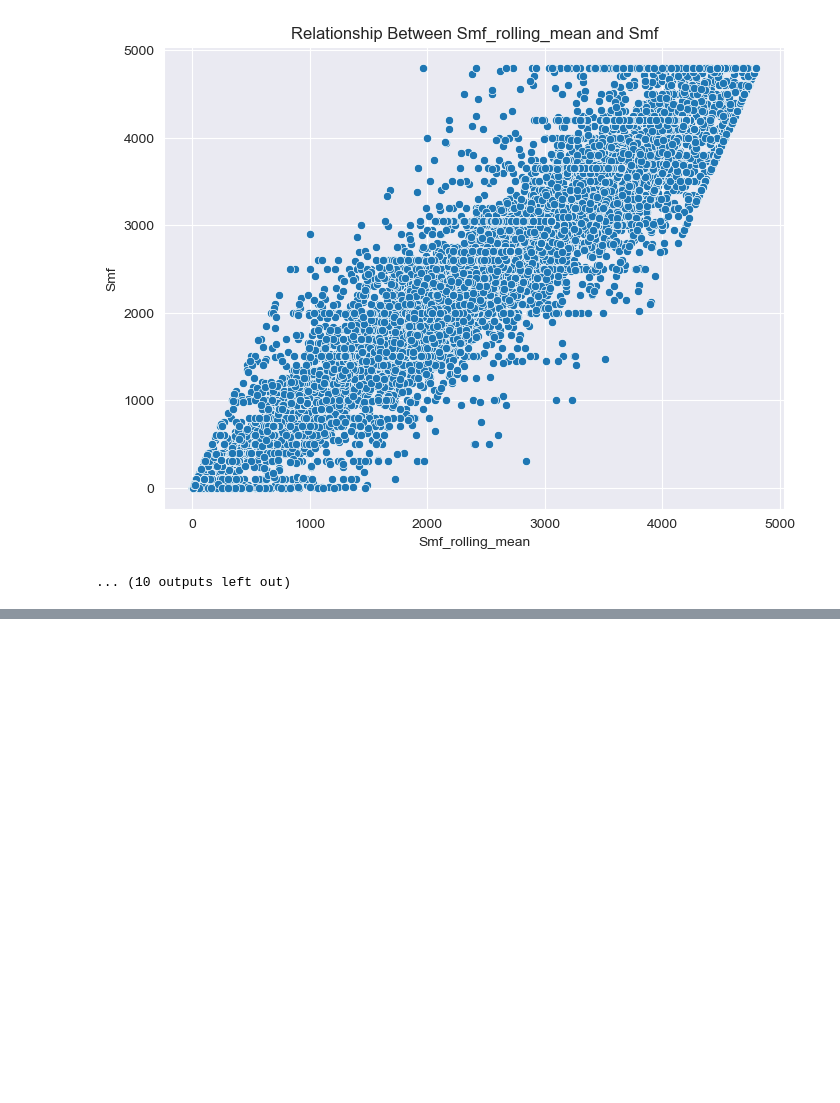
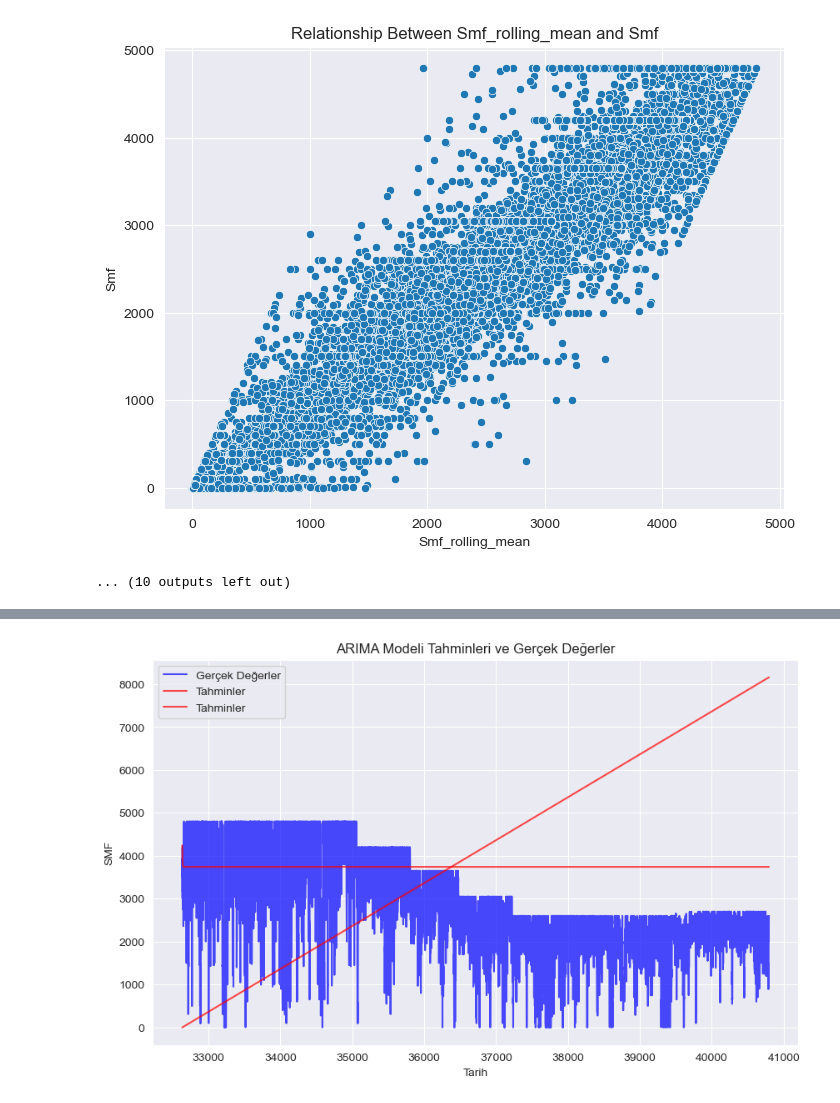
Before and after one commit to rranagungorr/LFD_24-25, a Jupyter notebook: notebooks/02_data_exploration.ipynb, the cells around one changed output, grey strips where cells are left out. Drawn from its saved outputs; the diff is of its cells as text; code cells hidden in the pictures; blank space fills up the shorter version.

```diff
--- a/notebooks/02_data_exploration.ipynb
+++ b/notebooks/02_data_exploration.ipynb
@@ -485,0 +518,14 @@ if __name__ == "__main__":
+# %%
+import matplotlib.pyplot as plt
+
+plt.figure(figsize=(10, 6))
+plt.plot(test_data.index, test_data, label="Gerçek Değerler", color="blue", alpha=0.7)
+plt.plot(predictions.index, predictions, label="Tahminler", color="red", alpha=0.7)
+plt.title("ARIMA Modeli Tahminleri ve Gerçek Değerler")
+plt.xlabel("Tarih")
+plt.ylabel("SMF")
+plt.legend()
+plt.grid(True)
+plt.show()
+# %% [output]
+[figure, added]
```
Also changed, not shown: parts of 4 cells of this notebook, 15 other files.
